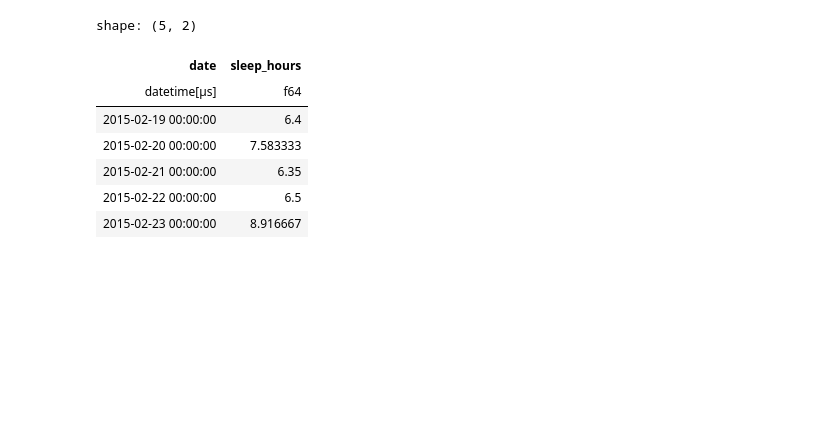
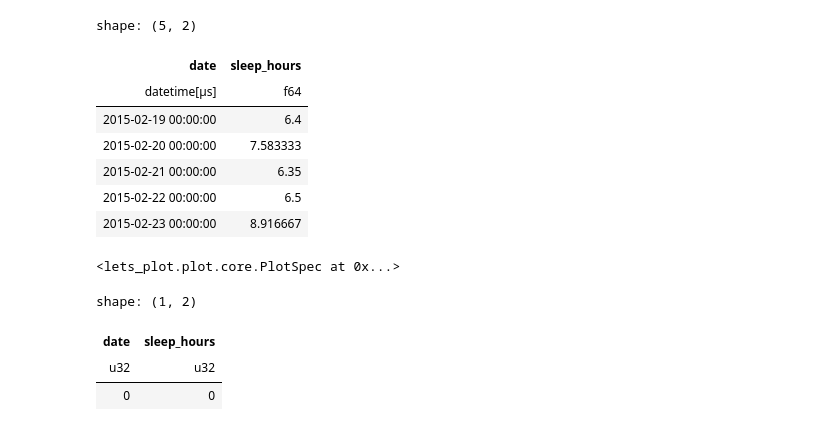
Before and after one commit to LucianoBatista/rob-sleep-hours-predictions, a Jupyter notebook: notebooks/eda_3.ipynb, the cells around one changed output. Cells and saved outputs as stored; diff of their text form; code cells hidden in the pictures; blank space fills up the shorter version.

```diff
--- a/notebooks/eda_3.ipynb
+++ b/notebooks/eda_3.ipynb
@@ -12,3 +24,21 @@ shape: (5, 2)
 | 2015-02-21 00:00:00 | 6.35 |
 | 2015-02-22 00:00:00 | 6.5 |
 | 2015-02-23 00:00:00 | 8.916667 |
+# %%
+train_data_year = train_data.with_columns([
+    pl.col('date').dt.year().alias('year'),
+    pl.col("date").dt.day().alias('day')
+])
+
+date_breaks = train_data_year.filter(pl.col("day") == 10).select("date").rows(named=True)
+date_breaks = [item.get("date") for item in date_breaks]
+
+
+(
+    ggplot(train_data_year, aes('date', 'sleep_hours'))
+    + geom_line(aes(group="year", color=as_discrete("year")))
+    + scale_x_datetime(breaks=date_breaks, format="%b %d")
+    + facet_grid(x="year", scales="free")
+)
+# %% [output]
+<lets_plot.plot.core.PlotSpec at 0x...>
@@ -14,0 +47,7 @@ shape: (5, 2)
+# %%
+train_data_interpolated.null_count()
+# %% [output]
+shape: (1, 2)
+| date | sleep_hours |
+| u32 | u32 |
+| 0 | 0 |
```
Also changed, not shown: parts of 14 cells of this notebook, 2 other files.
